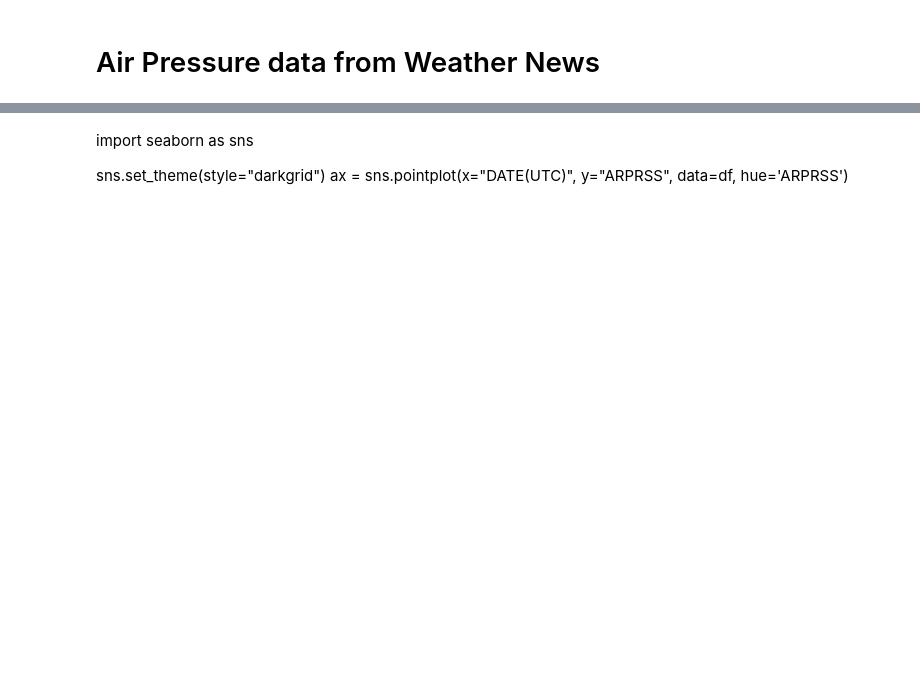
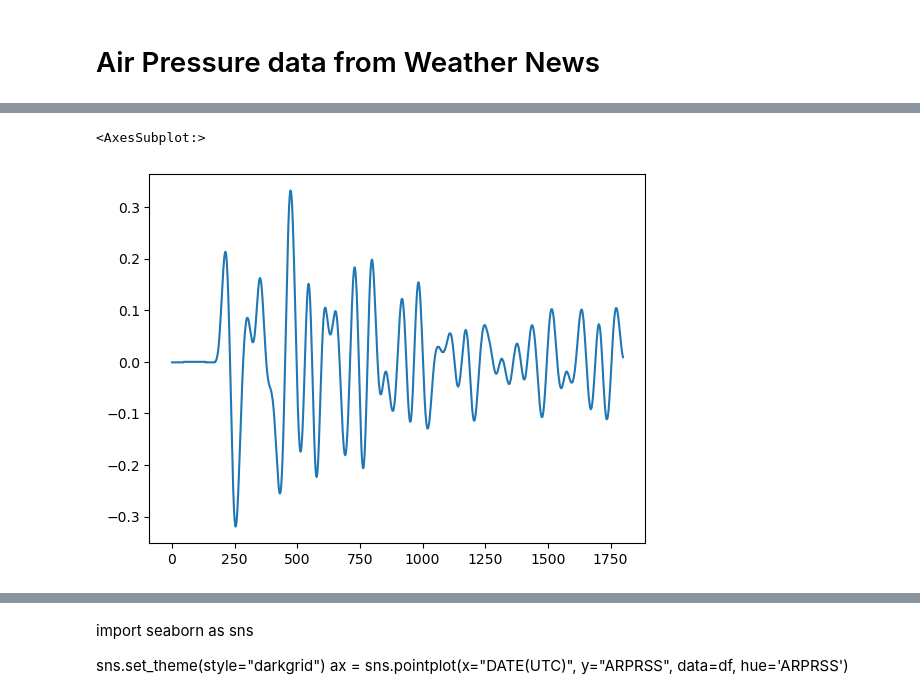
Before and after one commit to erick2307/tsunami_period_analysis, a Jupyter notebook: airpressure_wn.ipynb, the cells around one changed output, grey strips where cells are left out. Cells and saved outputs as stored; diff of their text form; code cells hidden in the pictures; blank space fills up the shorter version.

```diff
--- a/airpressure_wn.ipynb
+++ b/airpressure_wn.ipynb
@@ -37,0 +65,3 @@ for i in df.SoratenaID.unique():
+# %%
+dft = pd.read_csv('./data/points.csv',names=['time','p1','p2'])
+dft.head()
@@ -37,0 +75,5 @@ for i in df.SoratenaID.unique():
+# %%
+dft.p2.plot()
+# %% [output]
+<AxesSubplot:>
+[figure, added]
```
Also changed, not shown: parts of 16 cells of this notebook, 3 other files.
